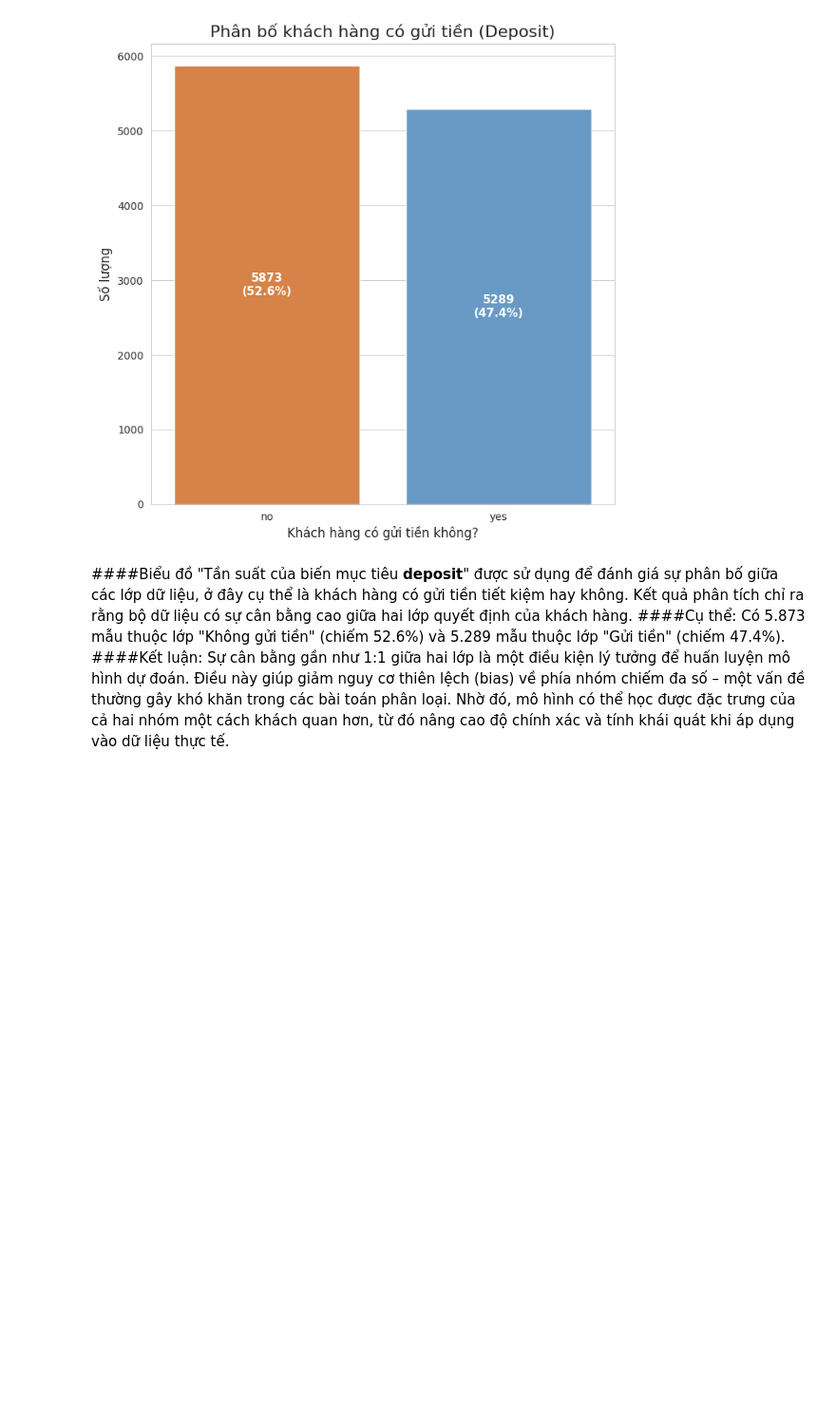
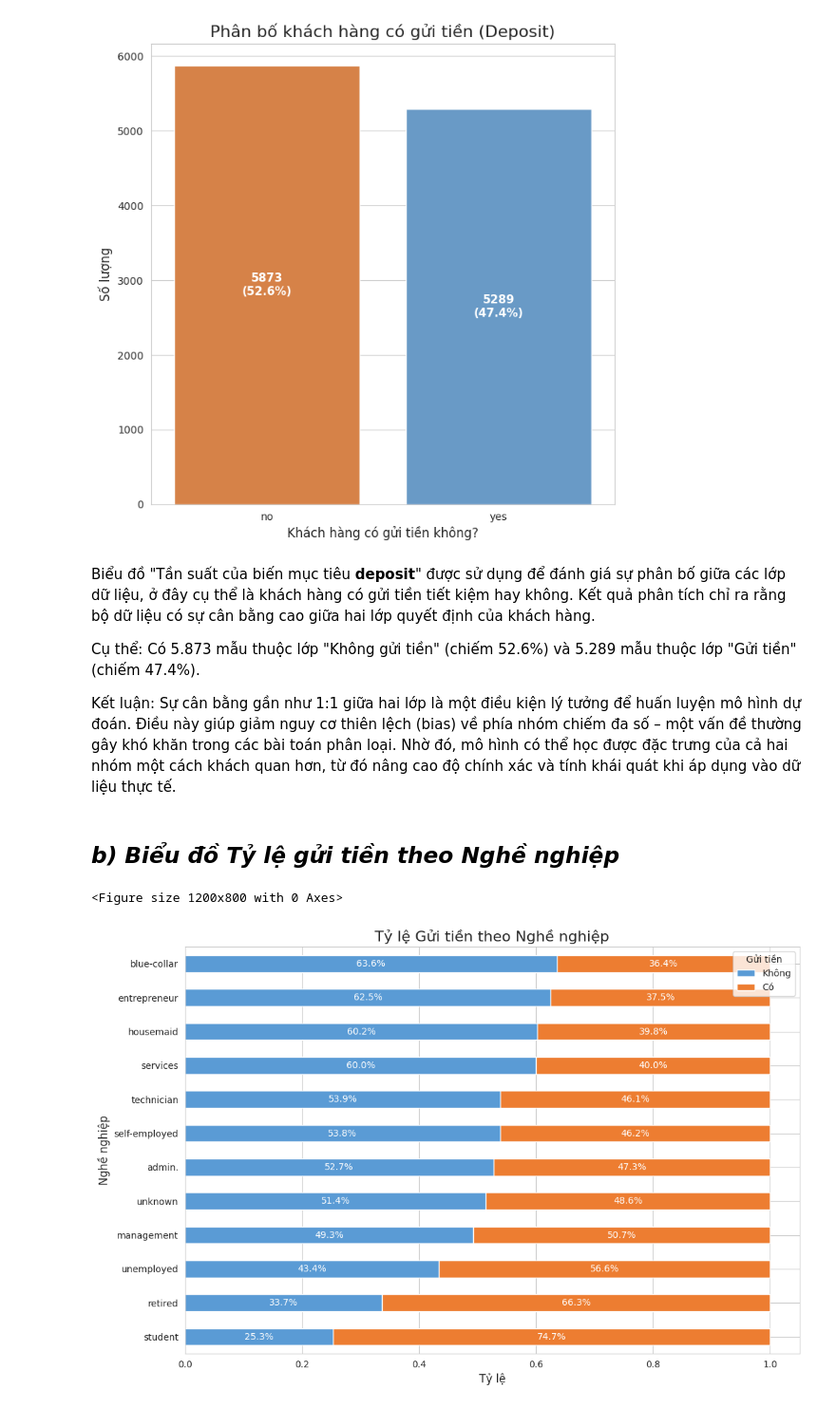
Before and after one commit to ThinhdanghocDE/BTL-AI, a Jupyter notebook: BTL_AI.ipynb, the cells around one changed output. Shown at 95% size. Cells and saved outputs as stored; diff of their text form; code cells hidden in the pictures; blank space fills up the shorter version.

```diff
--- a/BTL_AI.ipynb
+++ b/BTL_AI.ipynb
@@ -145,6 +145,41 @@ plt.show()
 # %% [output]
 [figure]
 # %% [markdown]
-####Biểu đồ "Tần suất của biến mục tiêu **deposit**" được sử dụng để đánh giá sự phân bố giữa các lớp dữ liệu, ở đây cụ thể là khách hàng có gửi tiền tiết kiệm hay không. Kết quả phân tích chỉ ra rằng bộ dữ liệu có sự cân bằng cao giữa hai lớp quyết định của khách hàng.
-####Cụ thể: Có 5.873 mẫu thuộc lớp "Không gửi tiền" (chiếm 52.6%) và 5.289 mẫu thuộc lớp "Gửi tiền" (chiếm 47.4%).
-####Kết luận: Sự cân bằng gần như 1:1 giữa hai lớp là một điều kiện lý tưởng để huấn luyện mô hình dự đoán. Điều này giúp giảm nguy cơ thiên lệch (bias) về phía nhóm chiếm đa số – một vấn đề thường gây khó khăn trong các bài toán phân loại. Nhờ đó, mô hình có thể học được đặc trưng của cả hai nhóm một cách khách quan hơn, từ đó nâng cao độ chính xác và tính khái quát khi áp dụng vào dữ liệu thực tế.
+Biểu đồ "Tần suất của biến mục tiêu **deposit**" được sử dụng để đánh giá sự phân bố giữa các lớp dữ liệu, ở đây cụ thể là khách hàng có gửi tiền tiết kiệm hay không. Kết quả phân tích chỉ ra rằng bộ dữ liệu có sự cân bằng cao giữa hai lớp quyết định của khách hàng.
+
+Cụ thể: Có 5.873 mẫu thuộc lớp "Không gửi tiền" (chiếm 52.6%) và 5.289 mẫu thuộc lớp "Gửi tiền" (chiếm 47.4%).
+
+Kết luận: Sự cân bằng gần như 1:1 giữa hai lớp là một điều kiện lý tưởng để huấn luyện mô hình dự đoán. Điều này giúp giảm nguy cơ thiên lệch (bias) về phía nhóm chiếm đa số – một vấn đề thường gây khó khăn trong các bài toán phân loại. Nhờ đó, mô hình có thể học được đặc trưng của cả hai nhóm một cách khách quan hơn, từ đó nâng cao độ chính xác và tính khái quát khi áp dụng vào dữ liệu thực tế.
+# %% [markdown]
+## *b) Biểu đồ Tỷ lệ gửi tiền theo Nghề nghiệp*
+# %%
+plt.figure(figsize=(12, 8))
+
+# Tạo bảng chéo
+job_crosstab = pd.crosstab(df['job'], df['deposit'])
+job_crosstab_pct = job_crosstab.div(job_crosstab.sum(axis=1), axis=0)
+
+# Sắp xếp theo tỷ lệ 'yes' giảm dần
+job_crosstab_pct_sorted = job_crosstab_pct.sort_values(by='yes', ascending=False)
+
+# Vẽ biểu đồ stacked bar
+ax = job_crosstab_pct_sorted.plot(kind='barh', stacked=True, figsize=(12, 8), color=['#5A9BD5', '#ED7D31'])
+
+plt.title('Tỷ lệ Gửi tiền theo Nghề nghiệp', fontsize=16)
+plt.xlabel('Tỷ lệ', fontsize=12)
+plt.ylabel('Nghề nghiệp', fontsize=12)
+plt.legend(title='Gửi tiền', labels=['Không', 'Có'])
+
+# Thêm giá trị phần trăm lên từng thanh
+for i, (index, row) in enumerate(job_crosstab_pct_sorted.iterrows()):
+    left = 0  # vị trí bắt đầu của phần bar màu đầu tiên
+    for j, col in enumerate(job_crosstab_pct_sorted.columns):
+        width = row[col]
+        if width > 0.01:  # chỉ hiện giá trị nếu phần trăm > 1%
+            ax.text(left + width / 2, i, f'{width:.1%}', ha='center', va='center', color='white', fontsize=10)
+        left += width
+
+plt.show()
+# %% [output]
+<Figure size 1200x800 with 0 Axes>
+[figure, added]
```
Also changed, not shown: parts of 4 cells of this notebook.
